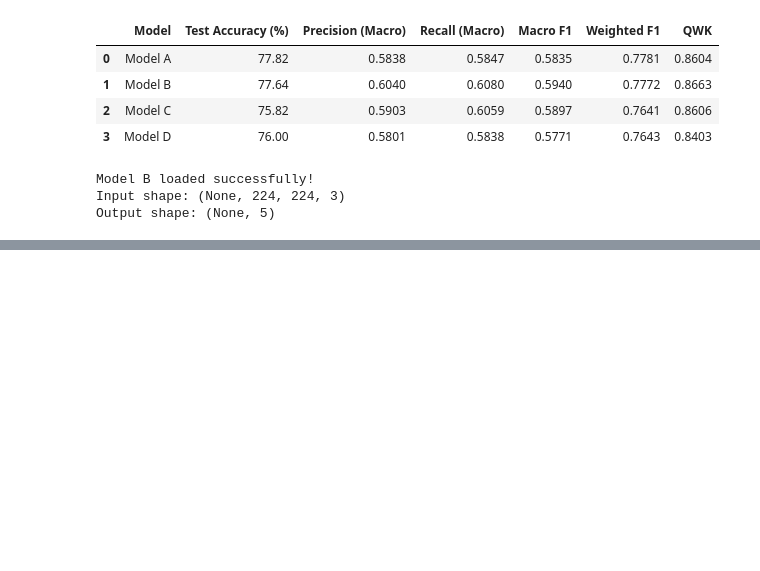
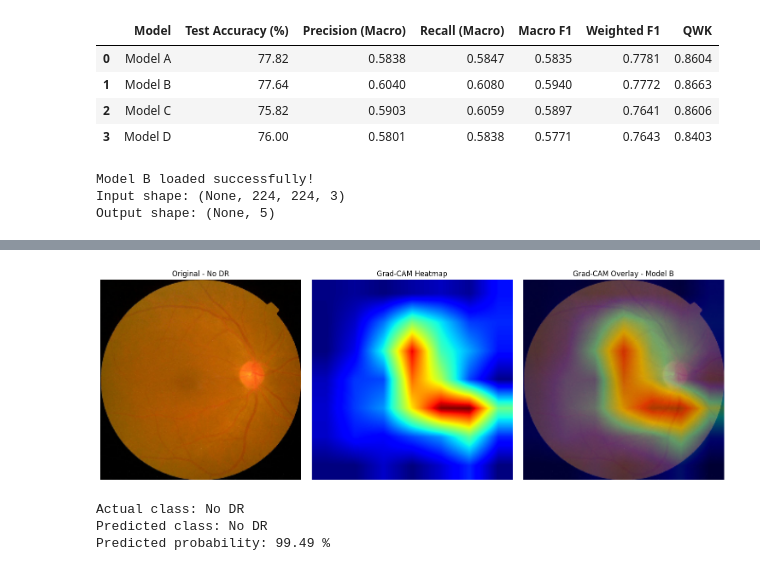
Before and after one commit to HemaSakshi-112006/uncertainty-aware-dr-report-generation, a Jupyter notebook: comparision-notebook.ipynb, the cells around one changed output, grey strips where cells are left out. Saved outputs shown, nothing was run; the diff lists cells and outputs as text; code cells hidden in the pictures; blank space fills up the shorter version.

```diff
--- a/comparision-notebook.ipynb
+++ b/comparision-notebook.ipynb
@@ -190,0 +593,60 @@ Output shape: (None, 5)
+# %%
+
+# Generate Grad-CAM
+heatmap, predicted_class, probabilities = generate_gradcam(
+    img_array,
+    gradcam_model
+)
+
+# Resize heatmap
+heatmap_resized = cv2.resize(heatmap, (224, 224))
+
+# Apply color map
+heatmap_uint8 = np.uint8(255 * heatmap_resized)
+heatmap_colored = cv2.applyColorMap(
+    heatmap_uint8,
+    cv2.COLORMAP_JET
+)
+heatmap_colored = cv2.cvtColor(
+    heatmap_colored,
+    cv2.COLOR_BGR2RGB
+)
+
+# Create overlay
+overlay = cv2.addWeighted(
+    original_image,
+    0.6,
+    heatmap_colored,
+    0.4,
+    0
+)
+
+# Display results
+plt.figure(figsize=(15, 5))
+
+plt.subplot(1, 3, 1)
+plt.imshow(original_image)
+plt.title("Original - No DR")
+plt.axis("off")
+
+plt.subplot(1, 3, 2)
+plt.imshow(heatmap_resized, cmap="jet")
+plt.title("Grad-CAM Heatmap")
+plt.axis("off")
+
+plt.subplot(1, 3, 3)
+plt.imshow(overlay)
+plt.title("Grad-CAM Overlay - Model B")
+plt.axis("off")
+
+plt.tight_layout()
+plt.show()
+
+print("Actual class:", class_names[int(sample_row["diagnosis"])])
+print("Predicted class:", class_names[predicted_class])
+print("Predicted probability:", round(float(probabilities[predicted_class]) * 100, 2), "%")
+# %% [output]
+[figure, added]
+Actual class: No DR
+Predicted class: No DR
+Predicted probability: 99.49 %
```
Also changed, not shown: parts of 17 cells of this notebook.
